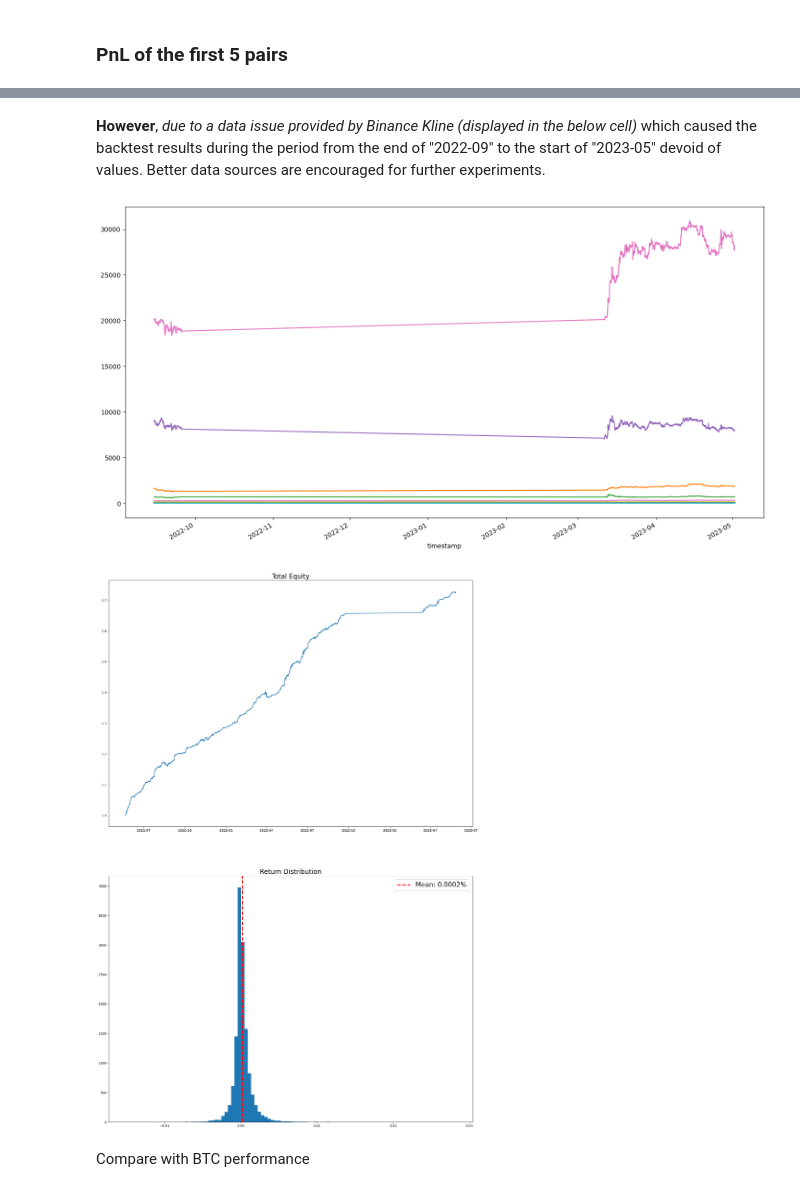
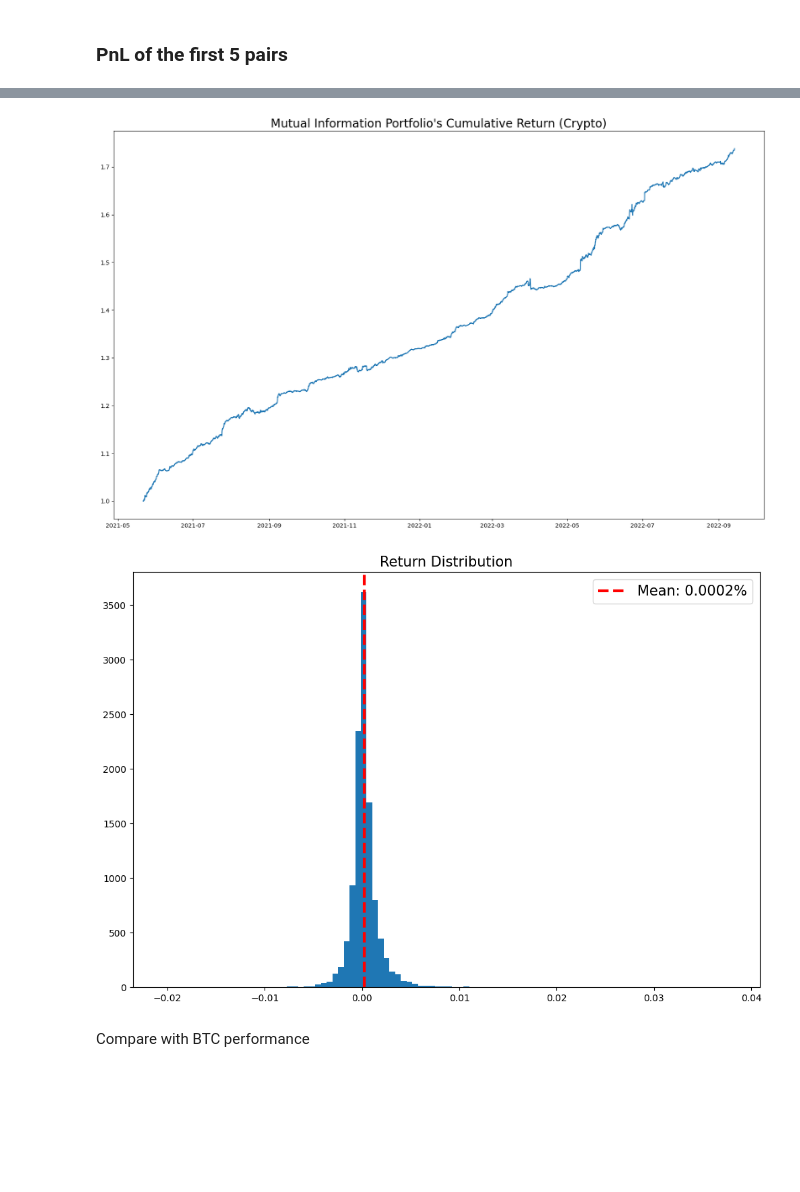
Before and after one commit to stevenpham1996/Pairs-Trading--Statistical-Arbitrage, a Jupyter notebook: mutual_information_pairs/cryptocurrency.ipynb, the cells around one changed output, grey strips where cells are left out. Cells and saved outputs as stored; diff of their text form; code cells hidden in the pictures; blank space fills up the shorter version.

Commit message:
Fix crypto data issue.

```diff
--- a/mutual_information_pairs/cryptocurrency.ipynb
+++ b/mutual_information_pairs/cryptocurrency.ipynb
@@ -293,0 +308,5 @@ plt.show()
+# %%
+#DELETE THIS
+prices = pd.read_csv(r"\Pairs-Trading-Statistical-Arbitrage\Hourly_Crypto_data.csv", parse_dates=[0], index_col=[0], engine='c').loc[:"2022-09-15"]
+print("Number of Cryptocurrency symbols: ", len(prices.columns))
+prices.tail()
@@ -483,47 +425,41 @@ The Mutual Information strategy under 20x leverage significantly out-performed i
-# %% [markdown]
-**However**, *due to a data issue provided by Binance Kline (displayed in the below cell)* which caused the backtest results during the period from the end of "2022-09" to the start of "2023-05" devoid of values. Better data sources are encouraged for further experiments.
-# %%
-# plot the period where the data is distorted
-prices.loc["2022-09-15":"2023-05-01"].plot(figsize=(18, 10))
-plt.legend().remove();
-# %% [output]
-[figure, removed]
 # %%
 temp_equity = {}
 for i in backtest_result.keys():
-    # backtest_result[i] = pd.concat(backtest_result[i])
-    backtest_result[i].index = pd.to_datetime(backtest_result[i].index)
+    backtest_result[i] = pd.concat(backtest_result[i])
     backtest_result[i] = backtest_result[i][~backtest_result[i].index.duplicated(keep='first')]
     if backtest_result[i].isnull().all():
         continue
     else:
         temp_equity[i] = backtest_result[i]
 
 
 # concat all pd.Sereis in temp_equity, column-wise
 df = pd.concat(temp_equity, axis=1)
 df.columns = [key for key in temp_equity.keys()]
 df.index = pd.to_datetime(df.index)
 df.fillna(0, inplace=True)
 df = df.sort_index()
 
 num_pairs = len(df.columns)
-# sum up the daily returns across all columns
+# sum up the daily portfolio returns across all pairs
 df['total'] = df.sum(axis=1) / num_pairs
 # calculate the cumulative returns
 cumret_main = np.nancumprod((df['total'] * 20) + 1) # 20 Leverage
-expected_ret = df['total'].mean()
 # plot the total equity curve
-fig, ax = plt.subplots(2, 1, figsize=(20, 30))
-ax[0].plot(df.index, cumret_main)
-ax[0].set_title(f"Total Equity", fontsize=20)
-# plot the histogram of the  pd series
-ax[1].hist(df['total']*100, bins=100)
-ax[1].axvline(expected_ret*100, ls='--', color='r', linewidth=3, label="Mean")
-ax[1].set_title(f"Return Distribution", fontsize=20)
-ax[1].legend([f"Mean: {round(expected_ret*100, 4)}%"], fontsize=20);
+plt.figure(figsize=(20, 12))
+plt.title(f"Mutual Information Portfolio's Cumulative Return (Crypto)", fontsize=20)
+plt.plot(df.index, cumret_main)
+plt.show()
+# plot the histogram of portfolio's returns
+plt.figure(figsize=(12, 8))
+plt.hist(df['total']*100, bins=100)
+plt.axvline(df['total'].mean()*100, ls='--', color='r', linewidth=3, label="Mean")
+plt.title(f"Return Distribution", fontsize=15)
+plt.legend([f"Mean: {round(df['total'].mean()*100, 4)}%"], fontsize=15)
+plt.show()
 # %% [output]
-[figure, old version]
+[figure, new version]
+[figure, added]
 # %% [markdown]
 Compare with BTC performance
 # %%
```
Also changed, not shown: parts of 10 cells of this notebook, 2 other files.
